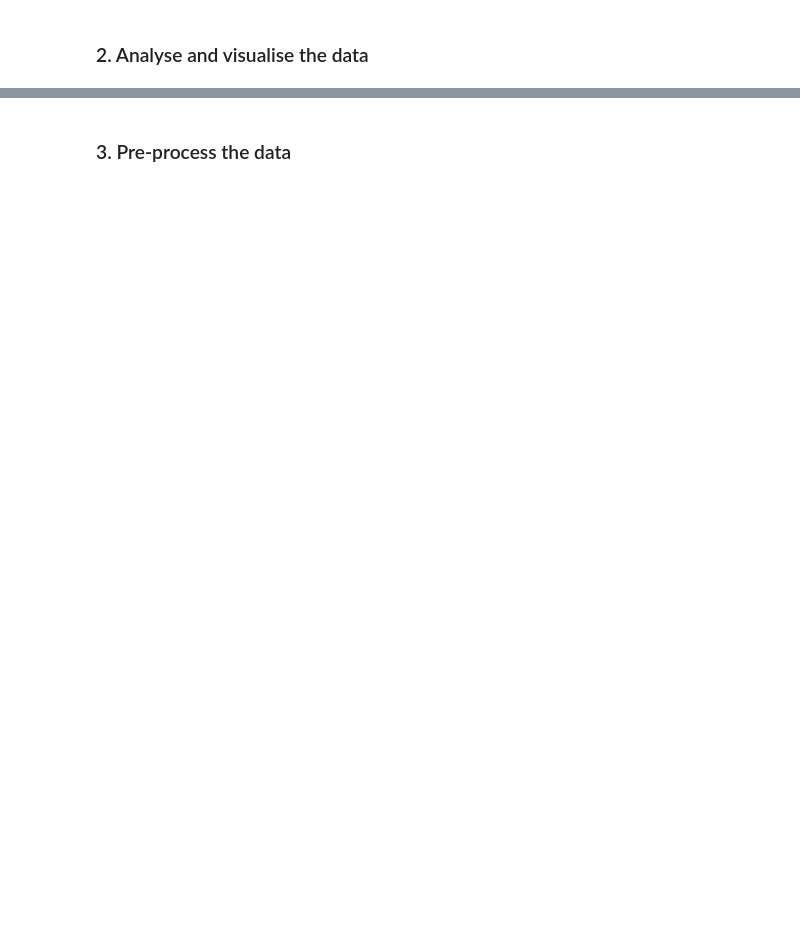
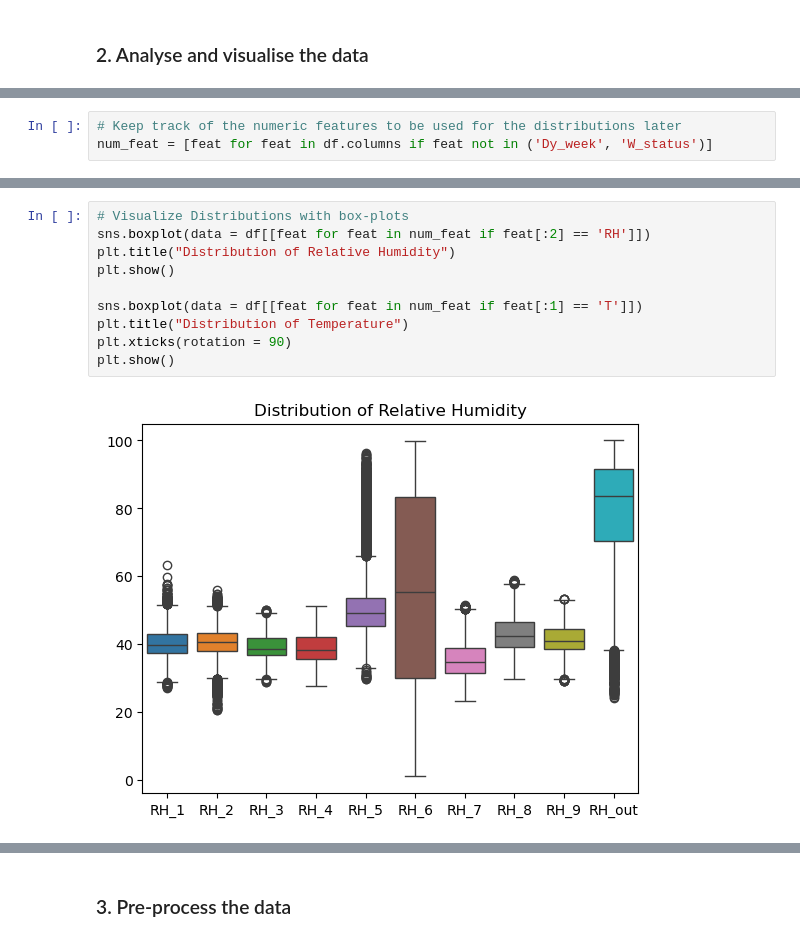
Before and after one commit to nicoataiza/CS7306-2024, a Jupyter notebook: Assignment 2/a1882443_Ataiza_assign1b.ipynb, the cells around one changed output, grey strips where cells are left out. Cells and saved outputs as stored; diff of their text form; blank space fills up the shorter version.

```diff
--- a/Assignment 2/a1882443_Ataiza_assign1b.ipynb
+++ b/Assignment 2/a1882443_Ataiza_assign1b.ipynb
@@ -10,0 +210,3 @@
+# %%
+# Keep track of the numeric features to be used for the distributions later
+num_feat = [feat for feat in df.columns if feat not in ('Dy_week', 'W_status')]
@@ -10,0 +228,12 @@
+# %%
+# Visualize Distributions with box-plots
+sns.boxplot(data = df[[feat for feat in num_feat if feat[:2] == 'RH']])
+plt.title("Distribution of Relative Humidity")
+plt.show()
+
+sns.boxplot(data = df[[feat for feat in num_feat if feat[:1] == 'T']])
+plt.title("Distribution of Temperature")
+plt.xticks(rotation = 90)
+plt.show()
+# %% [output]
+[figure, added]
```
Also changed, not shown: parts of 56 cells of this notebook, 1 other file.
